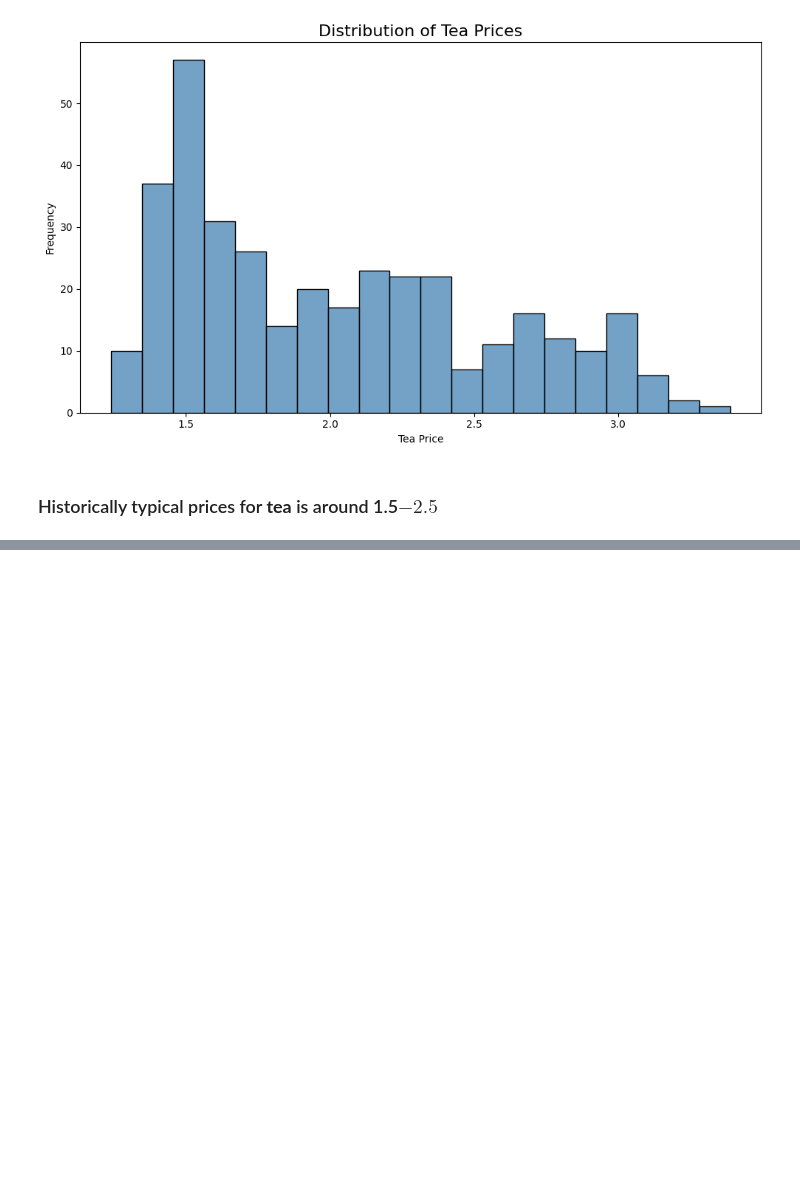
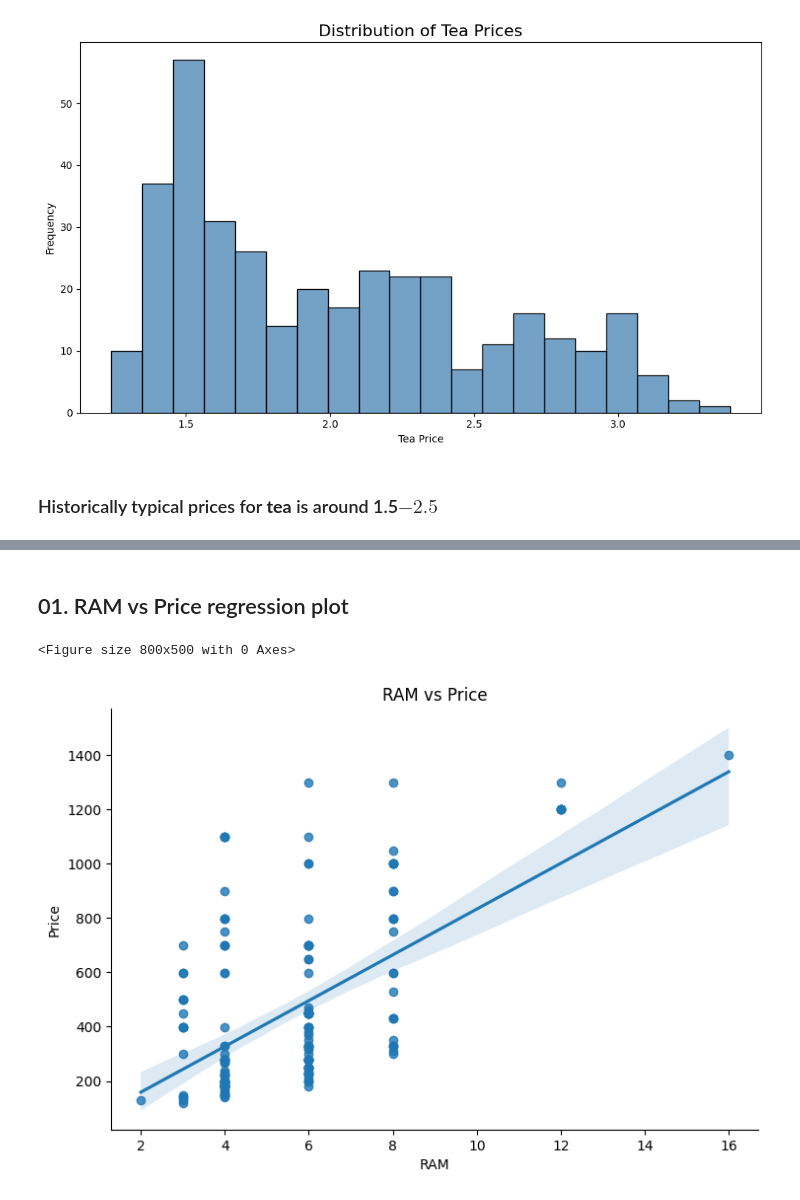
Before and after one commit to savinduthathsara-design/dataanalyticsexercises, a Jupyter notebook: Exercisesset03.ipynb, the cells around one changed output, grey strips where cells are left out. Saved outputs shown, nothing was run; the diff lists cells and outputs as text; code cells hidden in the pictures; blank space fills up the shorter version.

```diff
--- a/Exercisesset03.ipynb
+++ b/Exercisesset03.ipynb
@@ -510,0 +515,5 @@ plt.show()
+# %%
+#Load the dataset
+df = pd.read_csv('exerciseset3_datafiles/mobilephones.csv')
+
+df.head()
@@ -510,0 +542,10 @@ plt.show()
+# %% [markdown]
+## 01. RAM vs Price regression plot
+# %%
+plt.figure(figsize=(8, 5))
+sns.lmplot(data=df, x='RAM', y='Price', height=5, aspect=1.5)
+plt.title('RAM vs Price')
+plt.show()
+# %% [output]
+<Figure size 800x500 with 0 Axes>
+[figure, added]
```
Also changed, not shown: parts of 20 cells of this notebook.
